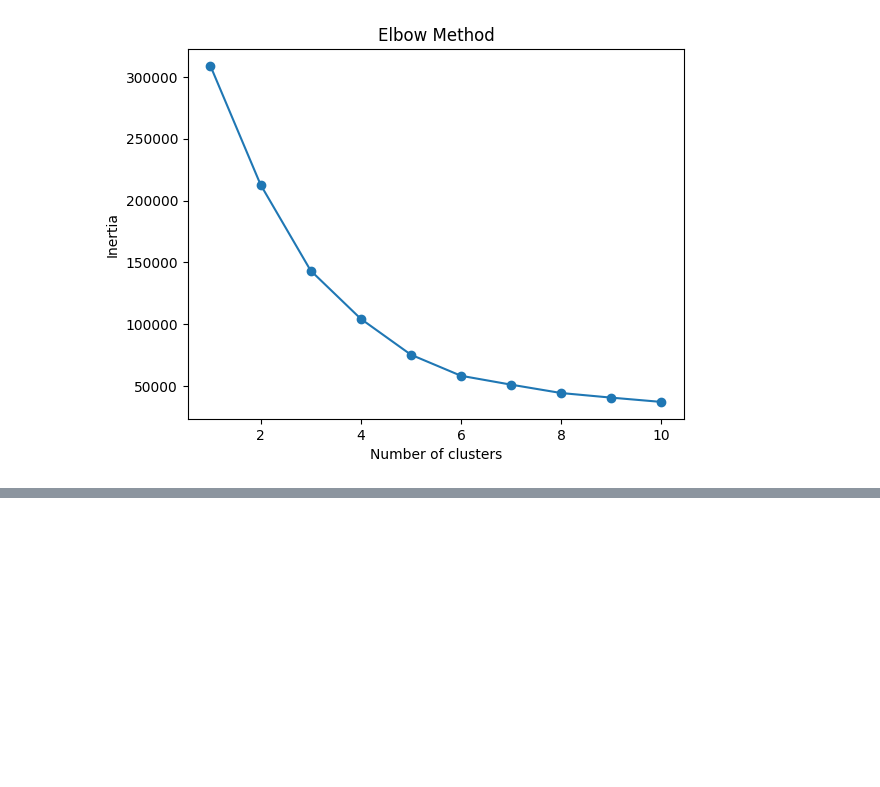
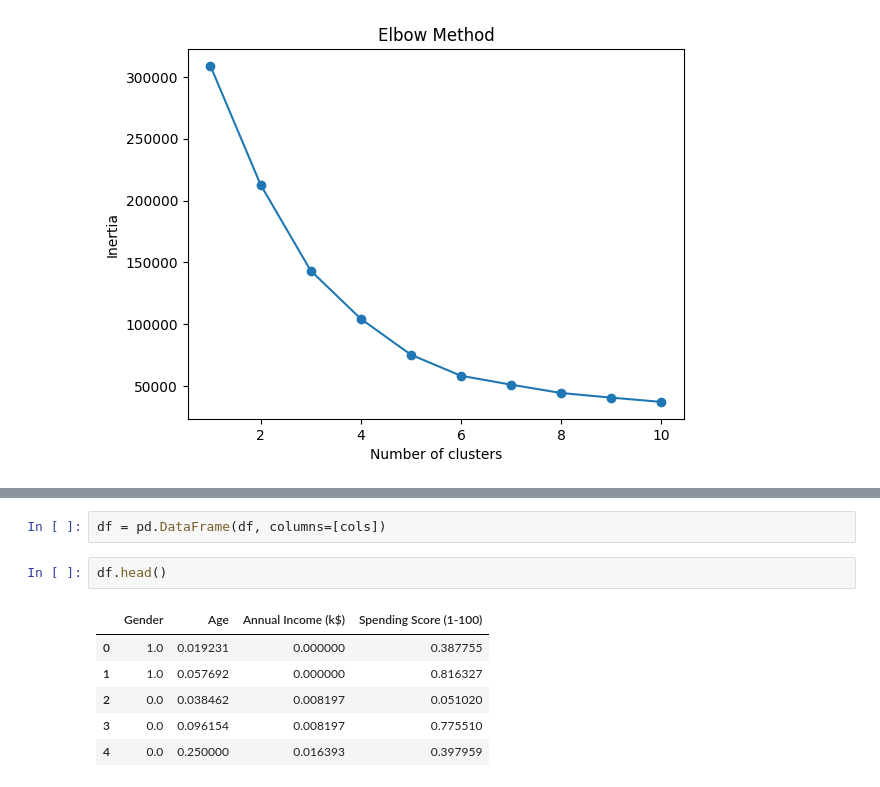
Before and after one commit to CodeTitanium/streamlit_mall_customers_project, a Jupyter notebook: model_training.ipynb, the cells around one changed output, grey strips where cells are left out. Saved outputs shown, nothing was run; the diff lists cells and outputs as text; blank space fills up the shorter version.

```diff
--- a/model_training.ipynb
+++ b/model_training.ipynb
@@ -175,0 +200,11 @@ plt.show()
+# %%
+df = pd.DataFrame(df, columns=[cols])
+# %%
+df.head()
+# %% [output]
+|  | Gender | Age | Annual Income (k$) | Spending Score (1-100) |
+| 0 | 1.0 | 0.019231 | 0.000000 | 0.387755 |
+| 1 | 1.0 | 0.057692 | 0.000000 | 0.816327 |
+| 2 | 0.0 | 0.038462 | 0.008197 | 0.051020 |
+| 3 | 0.0 | 0.096154 | 0.008197 | 0.775510 |
+| 4 | 0.0 | 0.250000 | 0.016393 | 0.397959 |
```
Also changed, not shown: parts of 6 cells of this notebook.
